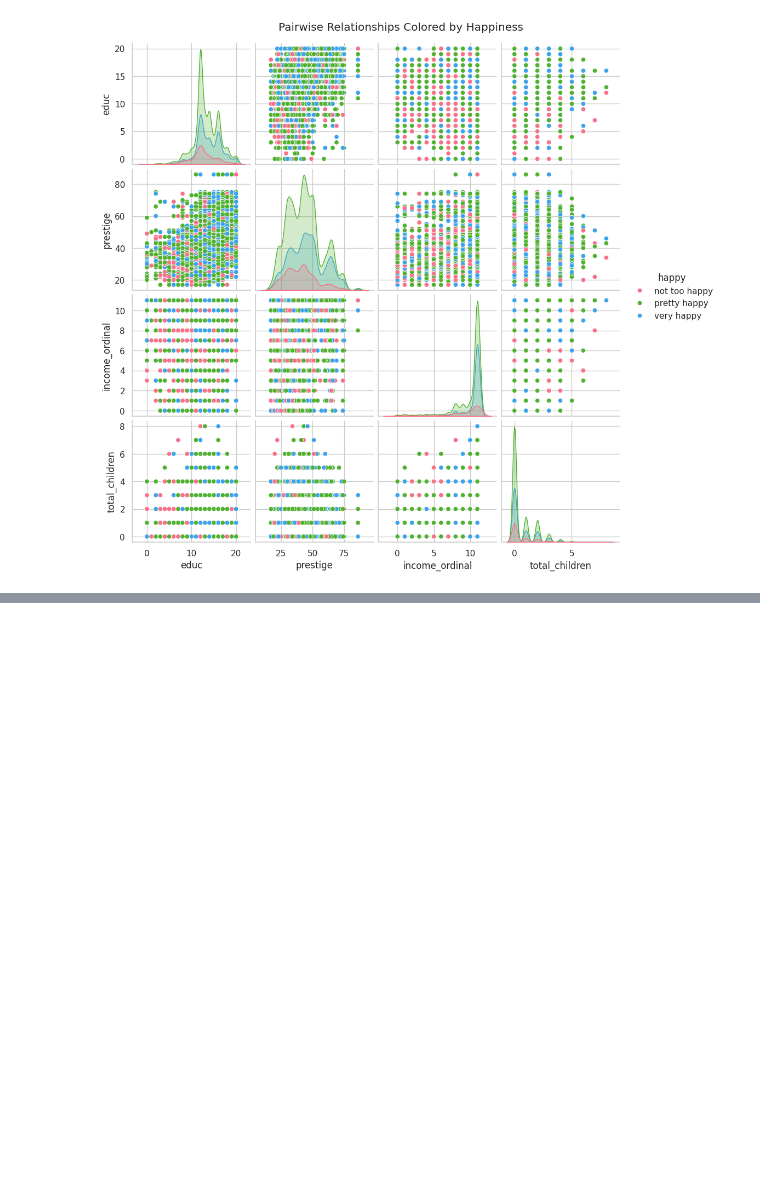
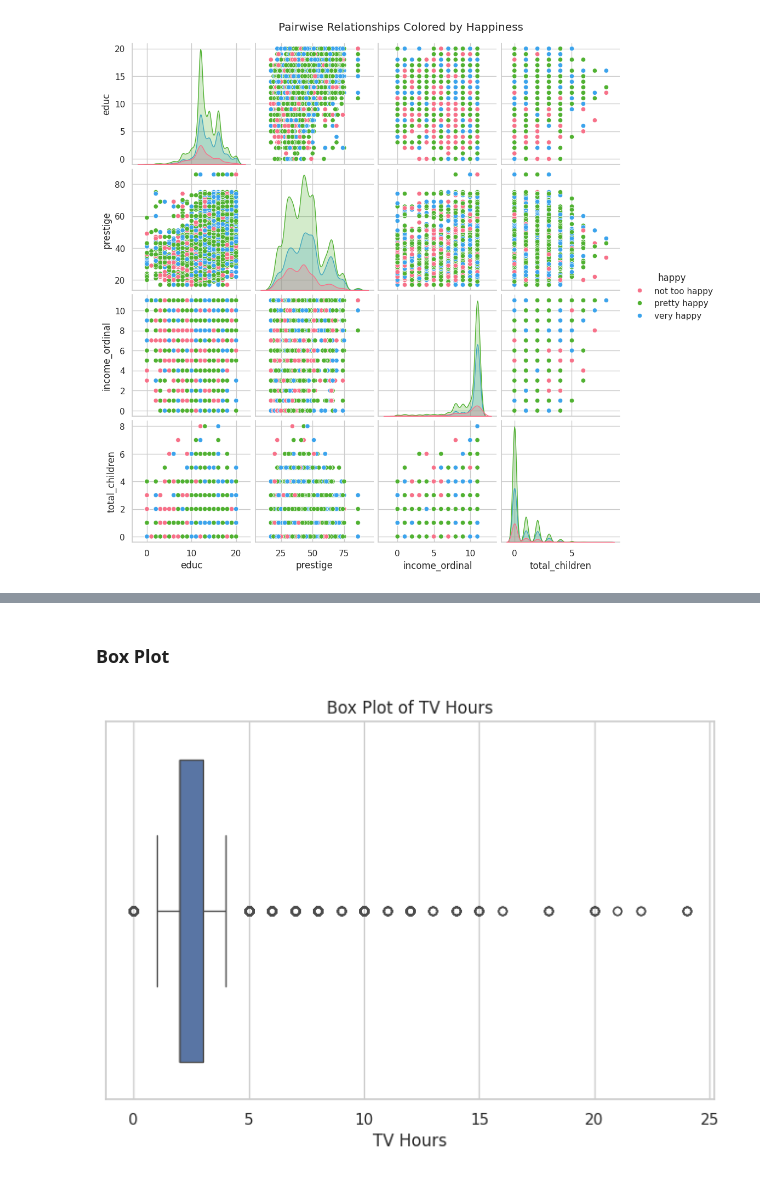
Before and after one commit to iamnoob96/Akshar_Sinha, a Jupyter notebook: Phase_1_Exploratory_Data_Analysis.ipynb, the cells around one changed output, grey strips where cells are left out. Drawn from its saved outputs; the diff is of its cells as text; code cells hidden in the pictures; blank space fills up the shorter version.

```diff
--- a/Phase_1_Exploratory_Data_Analysis.ipynb
+++ b/Phase_1_Exploratory_Data_Analysis.ipynb
@@ -297,0 +393,10 @@ plt.show()
+# %% [markdown]
+### Box Plot
+# %%
+plt.figure(figsize=(8, 5))
+sns.boxplot(data=df, x='tvhours')
+plt.title('Box Plot of TV Hours')
+plt.xlabel('TV Hours')
+plt.show()
+# %% [output]
+[figure, added]
```
Also changed, not shown: parts of 65 cells of this notebook.
